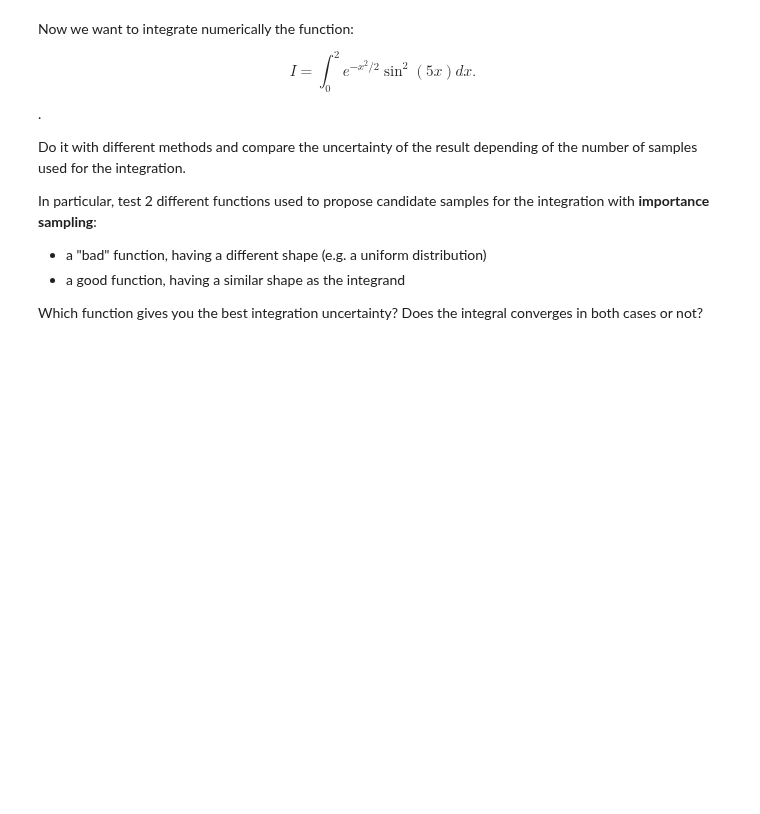
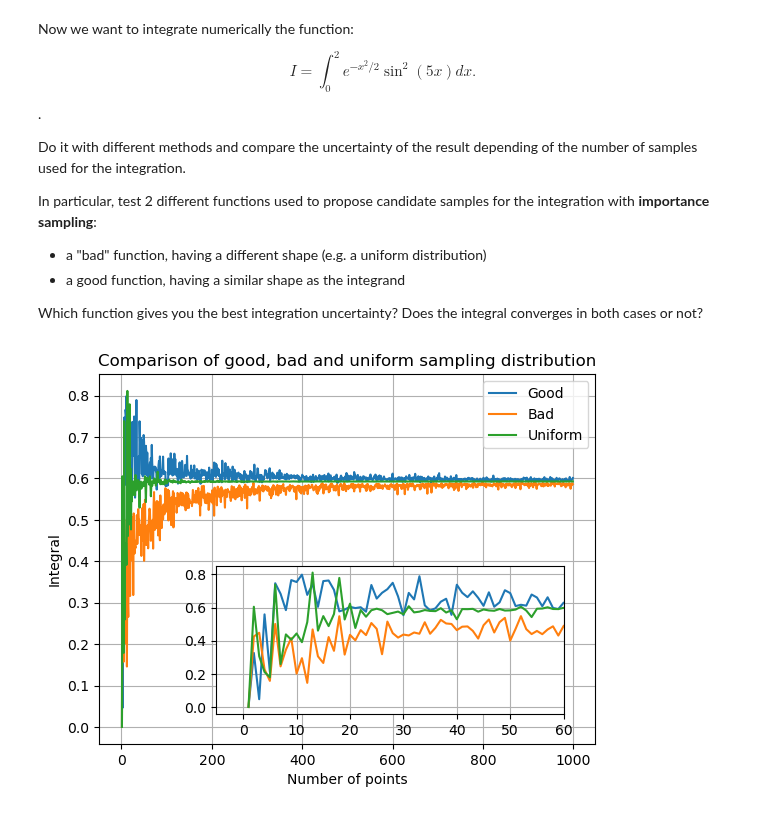
Before and after one commit to Matteo-Bellino/SMATEP_Project, a Jupyter notebook: exercises/Exercise2/Exercise2_BELLINO.ipynb, the cells around one changed output. Cells and saved outputs as stored; diff of their text form; code cells hidden in the pictures; blank space fills up the shorter version.

```diff
--- a/exercises/Exercise2/Exercise2_BELLINO.ipynb
+++ b/exercises/Exercise2/Exercise2_BELLINO.ipynb
@@ -429,4 +429,4 @@ def bad_sampling(x):
     import math as m
 
     normalization = 1 - m.cos(10+m.pi/2)*m.sin(10+m.pi/2)/5
-    return (m.sin(5*x+m.pi/2))**2
+    return (m.sin(5*x+m.pi/2))**2/normalization
@@ -432,0 +497,44 @@ def bad_sampling(x):
+# %%
+def integrand(x):
+    import math as m
+
+    f =m.exp(-x**2/2)*(m.sin(5*x))**2
+    return f
+# %%
+import numpy as np
+import matplotlib.pyplot as plt
+from mpl_toolkits.axes_grid1.inset_locator import inset_axes
+np.random.seed(27)
+
+max_points = 1000
+points_number = range(1,max_points)
+good    = np.zeros(max_points-1)
+bad     = np.zeros(max_points-1)
+uniform = np.zeros(max_points-1)
+#print(len(points_number), len(good))
+
+i = 0
+for N in points_number:
+    good[i]     = integrator(integrand, (0,2), "good"    , N)
+    bad[i]      = integrator(integrand, (0,2), "bad"     , N)
+    uniform[i]  = integrator(integrand, (0,2), "uniform" , N)
+    i += 1
+# %%
+fig, ax = plt.subplots()
+ax.plot(points_number, good, label="Good")
+ax.plot(points_number, bad, label="Bad")
+ax.plot(points_number, uniform, label="Uniform")
+ax.grid(1)
+plt.title("Comparison of good, bad and uniform sampling distribution")
+plt.xlabel("Number of points")
+plt.ylabel("Integral")
+ax.legend()
+ax_inset = inset_axes(ax, width="70%", height="50%", bbox_to_anchor=(-0.05, -0.3, 1, 0.8), bbox_transform=ax.transAxes)
+ax_inset.plot(points_number, good, label="Good")
+ax_inset.plot(points_number, bad, label="Bad")
+ax_inset.plot(points_number, uniform, label="Uniform")
+ax_inset.grid(1)
+ax_inset.set_xlim(-5,60)
+plt.show()
+# %% [output]
+[figure, added]
```
Also changed, not shown: parts of 4 cells of this notebook.
